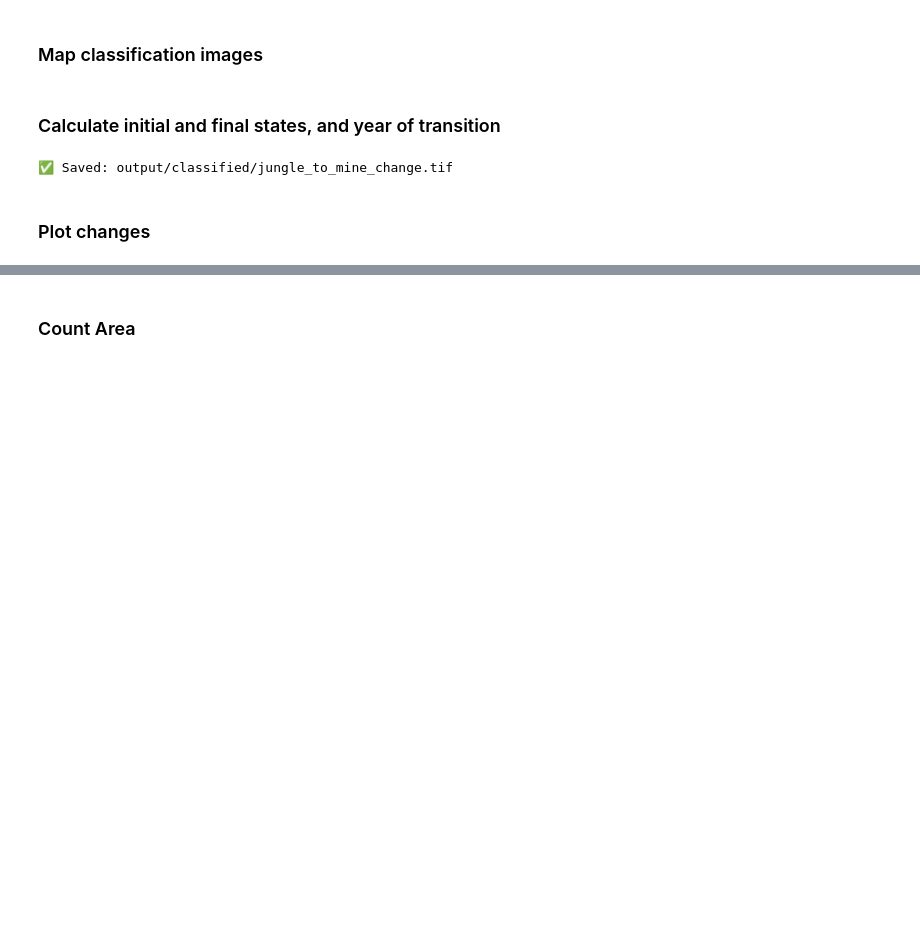
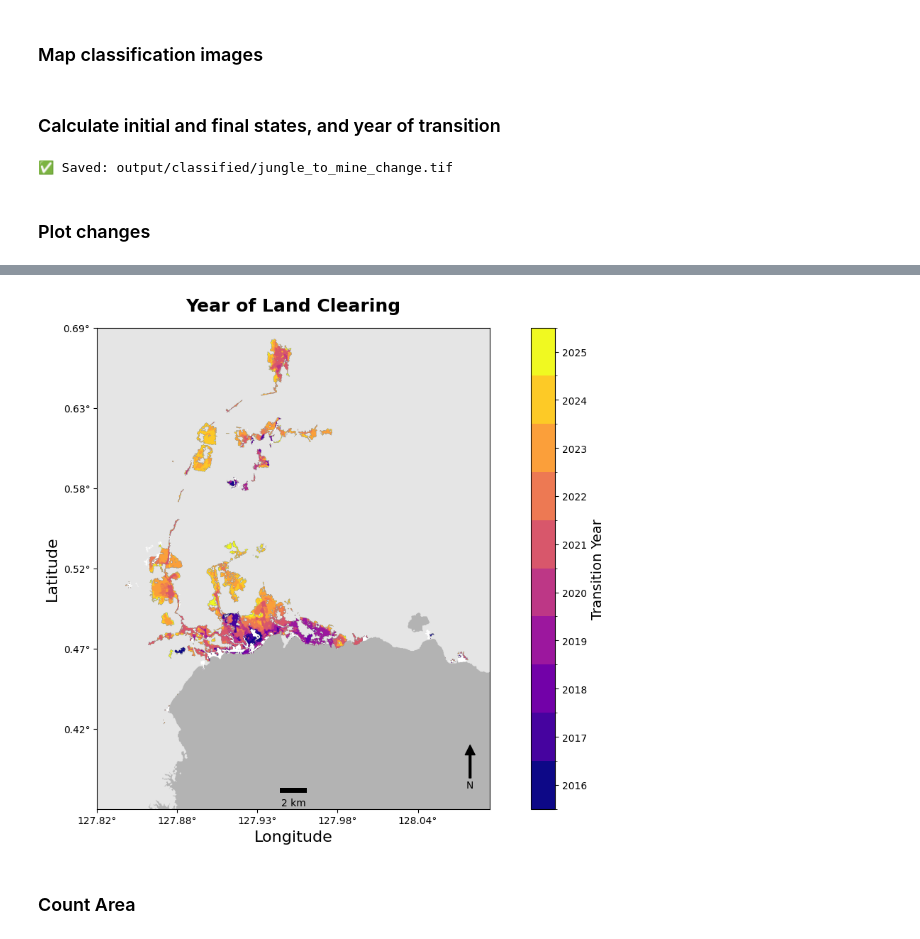
Before and after one commit to alterandos/wedabaywatch, a Jupyter notebook: Classification_v2.ipynb, the cells around one changed output, grey strips where cells are left out. Cells and saved outputs as stored; diff of their text form; code cells hidden in the pictures; blank space fills up the shorter version.

```diff
--- a/Classification_v2.ipynb
+++ b/Classification_v2.ipynb
@@ -368,3 +372,25 @@ plt.savefig("output/plots/initial_final_yearofclearing.svg")
+# %%
+# --- Jungle→Mining year (overlay on dull background)
+# Background (final state, slightly transparent grayscale)
+fig, ax = plt.subplots(figsize=(12, 8))
+
+ax.imshow(np.where(final_state == 254, 3, final_state)[:,110:-110], cmap='gray', alpha=0.3)
+
+# Overlay transition years
+ax.imshow(masked_years[:,110:-110], cmap=cmap_year, norm=norm_year)
+
+ax.set_title("Year of Land Clearing", fontsize=18, fontweight='bold', pad=17)
+cbar = plt.colorbar(ax.get_images()[1], ax=ax, boundaries=years - 0.5, ticks=years)
+cbar.set_label("Transition Year", fontsize=14)
+
+pipeline.PlotUtils.add_north_arrow(ax)
+pipeline.PlotUtils.add_scalebar(ax, pixel_size=pixel_size)
+pipeline.PlotUtils.add_geographic_labels(ax, raster_path=path, x_bounds=x_bounds, y_bounds=y_bounds)
+
+plt.tight_layout()
+plt.savefig("output/plots/initial_final_yearofclearing_changes.svg")
+# %% [output]
+[figure, added]
 # %% [markdown]
 ### Count Area
 # %%
```
Also changed, not shown: parts of 3 cells of this notebook, 8 other files.
